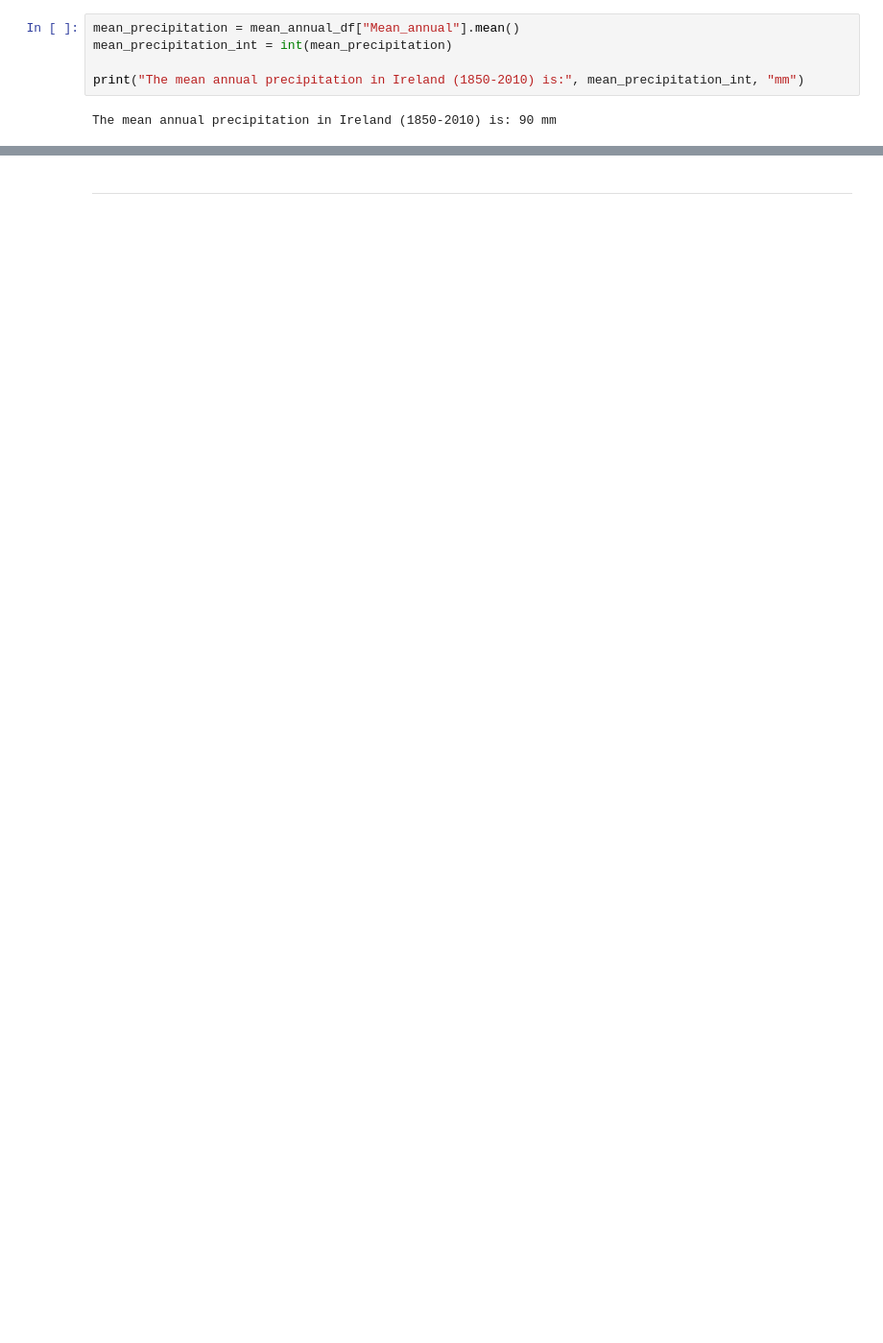
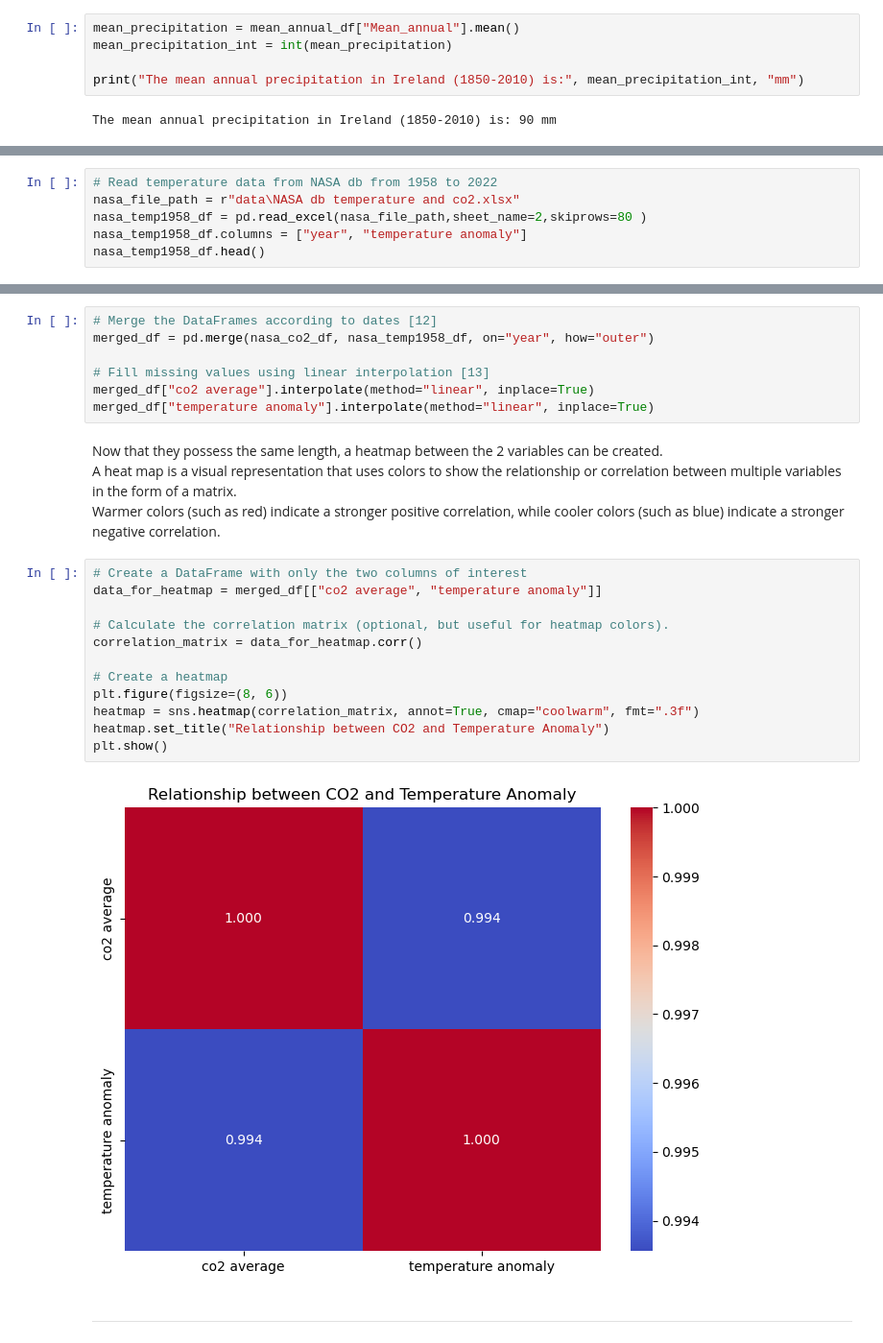
Before and after one commit to jalaca91/project2-programming-data-analysis, a Jupyter notebook: project.ipynb, the cells around one changed output, grey strips where cells are left out. Shown at 96% size. Cells and saved outputs as stored; diff of their text form; blank space fills up the shorter version.

```diff
--- a/project.ipynb
+++ b/project.ipynb
@@ -361,0 +473,6 @@ The mean annual precipitation in Ireland (1850-2010) is: 90 mm
+# %%
+# Read temperature data from NASA db from 1958 to 2022
+nasa_file_path = r"data\NASA db temperature and co2.xlsx"
+nasa_temp1958_df = pd.read_excel(nasa_file_path,sheet_name=2,skiprows=80 )
+nasa_temp1958_df.columns = ["year", "temperature anomaly"]
+nasa_temp1958_df.head()
@@ -362,3 +494,28 @@ The mean annual precipitation in Ireland (1850-2010) is: 90 mm
+# %%
+# Merge the DataFrames according to dates [12]
+merged_df = pd.merge(nasa_co2_df, nasa_temp1958_df, on="year", how="outer")
+
+# Fill missing values using linear interpolation [13]
+merged_df["co2 average"].interpolate(method="linear", inplace=True)
+merged_df["temperature anomaly"].interpolate(method="linear", inplace=True)
+# %% [markdown]
+Now that they possess the same length, a heatmap between the 2 variables can be created.
+A heat map is a visual representation that uses colors to show the relationship or correlation between multiple variables in the form of a matrix.
+Warmer colors (such as red) indicate a stronger positive correlation, while cooler colors (such as blue) indicate a stronger negative correlation.
+# %%
+# Create a DataFrame with only the two columns of interest
+data_for_heatmap = merged_df[["co2 average", "temperature anomaly"]]
+
+# Calculate the correlation matrix (optional, but useful for heatmap colors).
+correlation_matrix = data_for_heatmap.corr()
+
+# Create a heatmap
+plt.figure(figsize=(8, 6))
+heatmap = sns.heatmap(correlation_matrix, annot=True, cmap="coolwarm", fmt=".3f")
+heatmap.set_title("Relationship between CO2 and Temperature Anomaly")
+plt.show()
+# %% [output]
+[figure, added]
 # %% [markdown]
 ***
 # %% [markdown]
```
Also changed, not shown: parts of 29 cells of this notebook.
